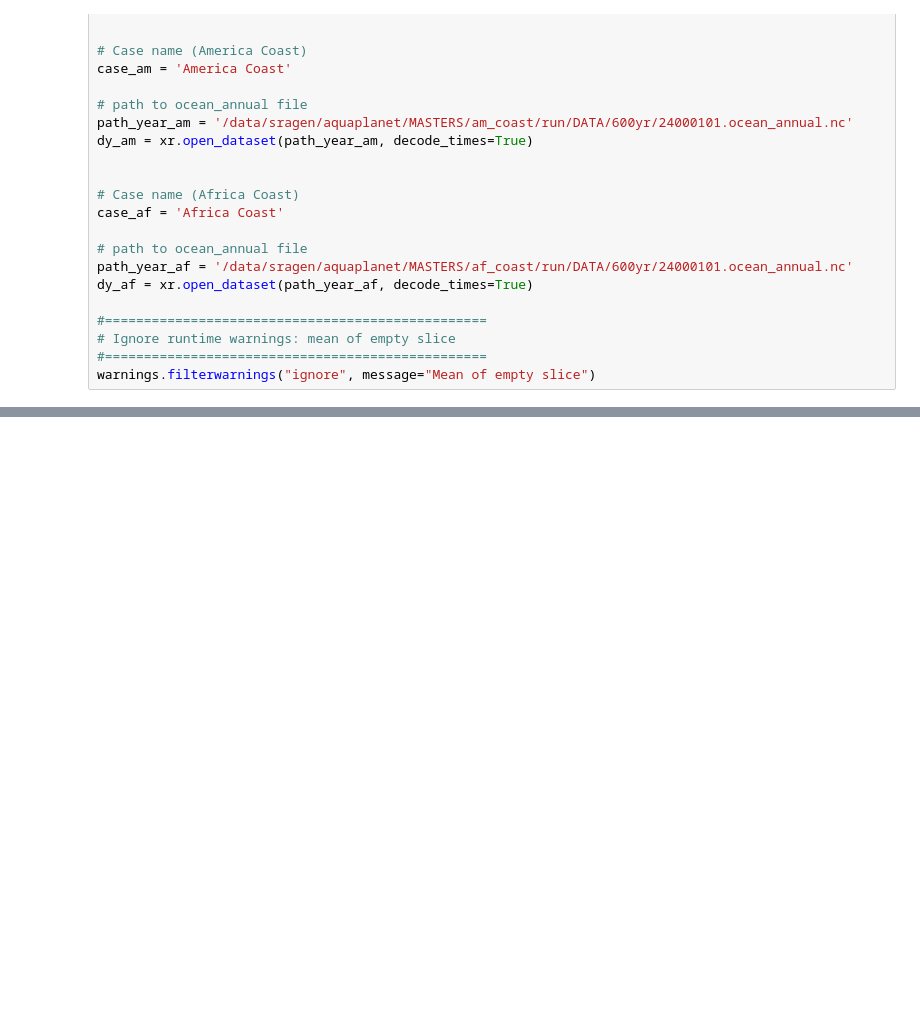
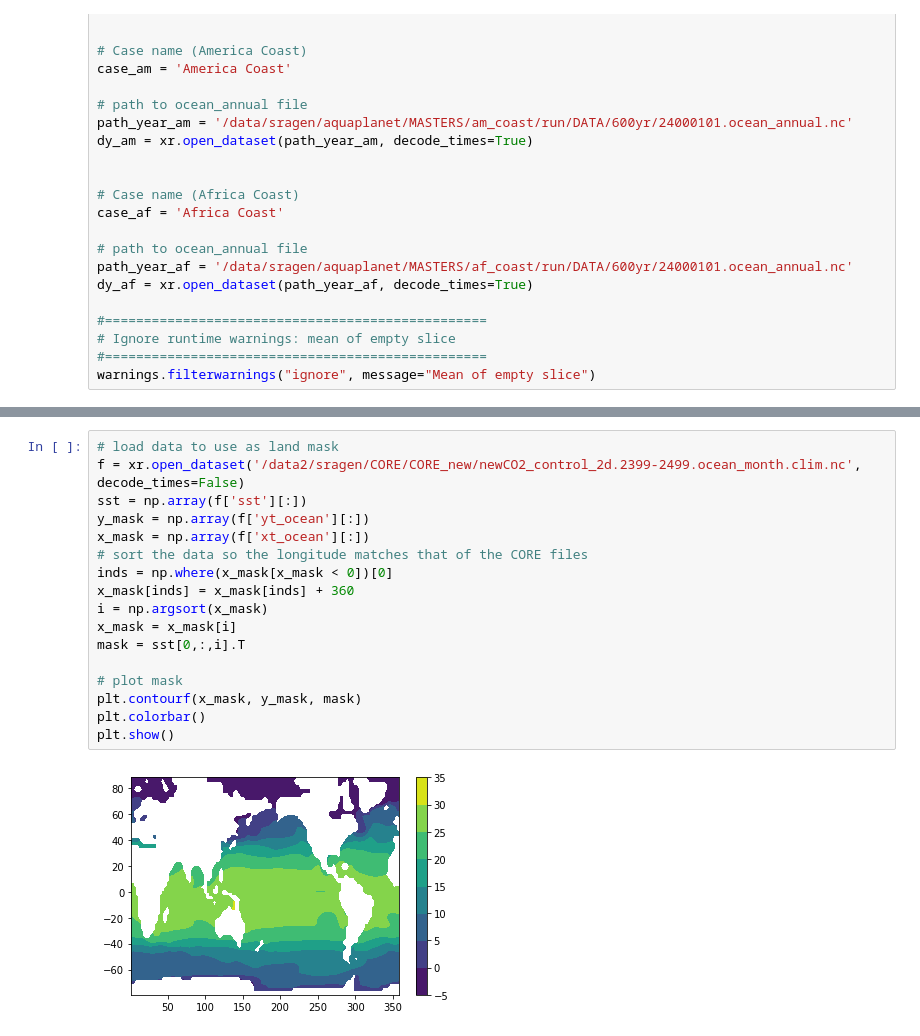
Before and after one commit to s-ragen/AQUA_CODE, a Jupyter notebook: coastline_thumbnails.ipynb, the cells around one changed output, grey strips where cells are left out. Saved outputs shown, nothing was run; the diff lists cells and outputs as text; blank space fills up the shorter version.

```diff
--- a/coastline_thumbnails.ipynb
+++ b/coastline_thumbnails.ipynb
@@ -95,0 +97,19 @@ make_case_images(dy_am)
+# %%
+# load data to use as land mask
+f = xr.open_dataset('/data2/sragen/CORE/CORE_new/newCO2_control_2d.2399-2499.ocean_month.clim.nc', decode_times=False)
+sst = np.array(f['sst'][:])
+y_mask = np.array(f['yt_ocean'][:])
+x_mask = np.array(f['xt_ocean'][:])
+# sort the data so the longitude matches that of the CORE files
+inds = np.where(x_mask[x_mask < 0])[0]
+x_mask[inds] = x_mask[inds] + 360
+i = np.argsort(x_mask)
+x_mask = x_mask[i]
+mask = sst[0,:,i].T
+
+# plot mask
+plt.contourf(x_mask, y_mask, mask)
+plt.colorbar()
+plt.show()
+# %% [output]
+[figure, added]
```
Also changed, not shown: parts of 4 cells of this notebook, 4 other files.
